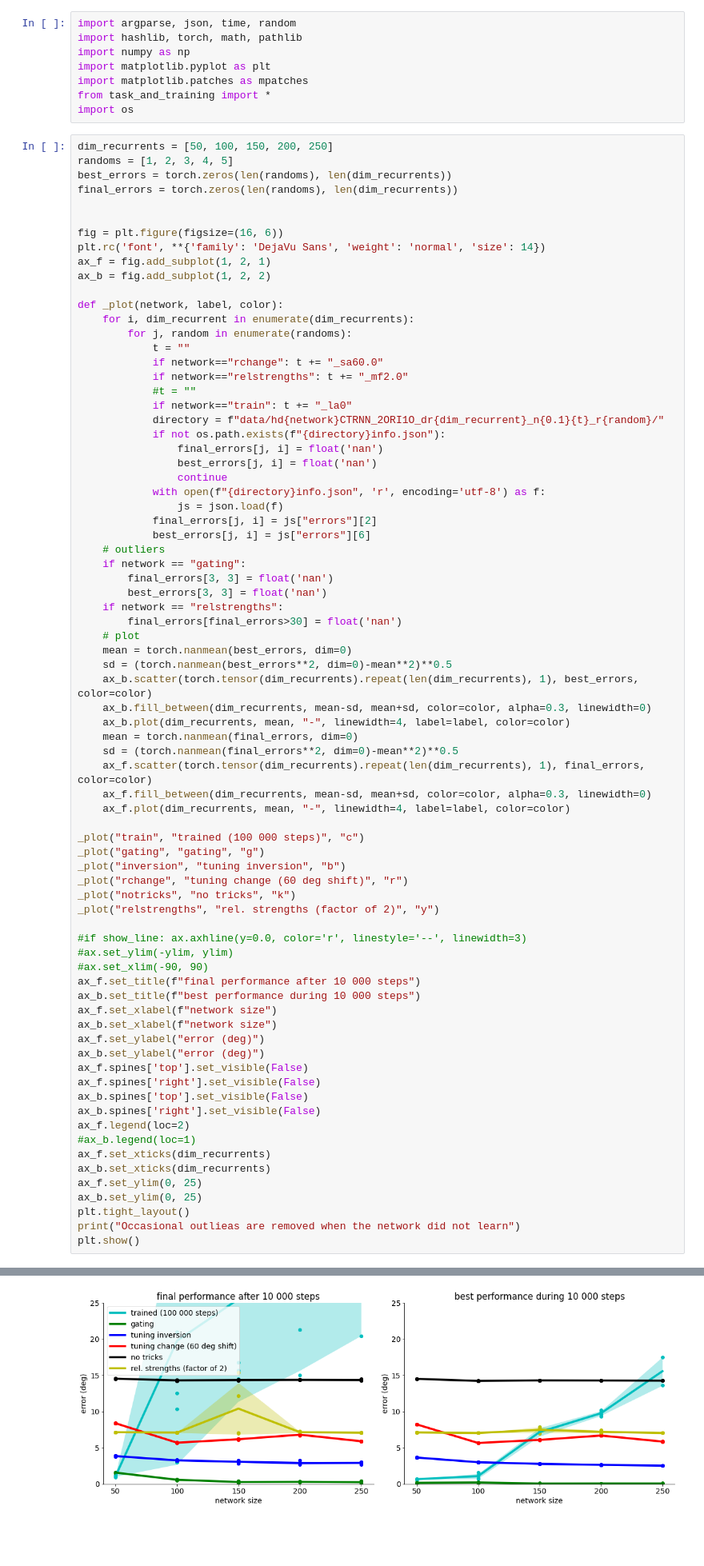
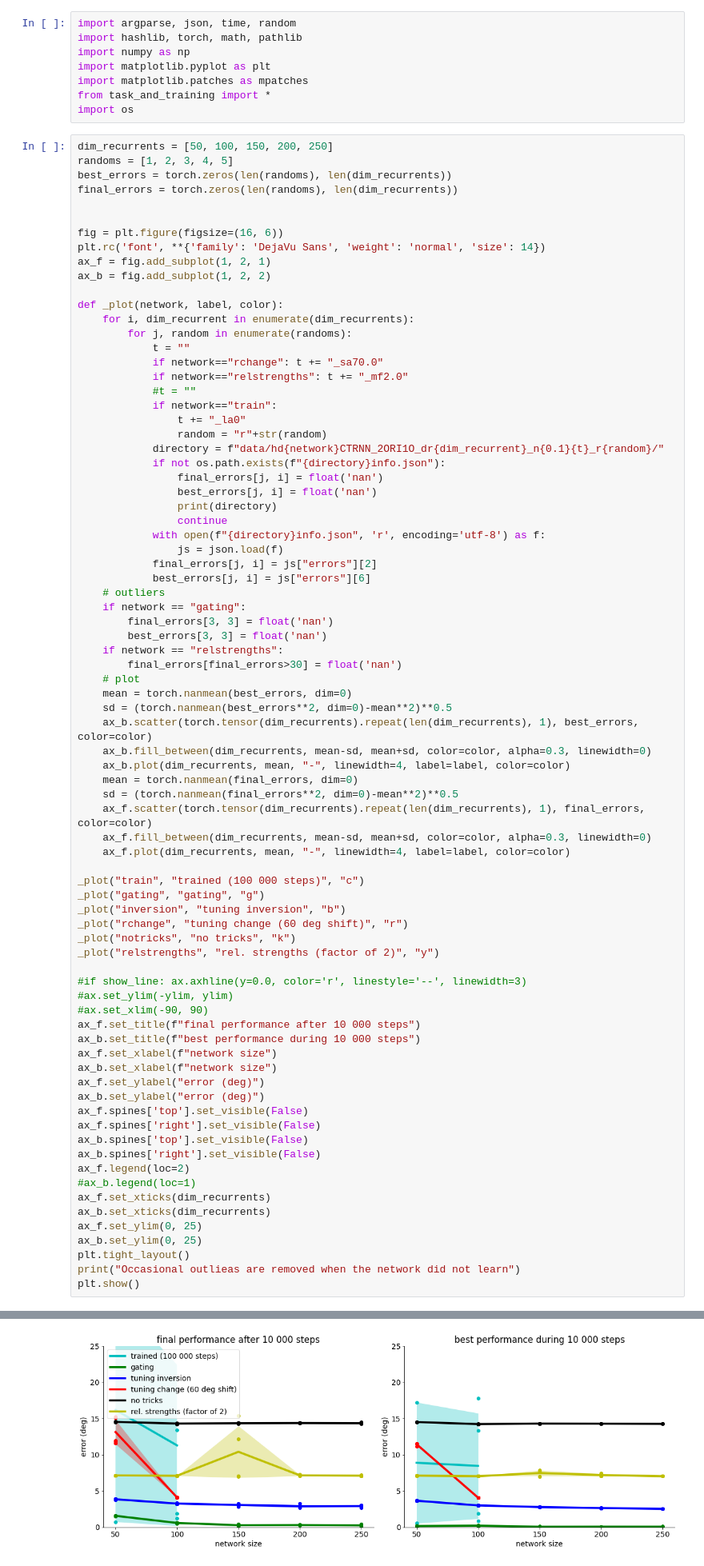
Before and after one commit to azaho/dynamictuning, a Jupyter notebook: analysis_and_figures_comparehd.ipynb, the cells around one changed output, grey strips where cells are left out. Shown at 80% size. Cells and saved outputs as stored; diff of their text form; blank space fills up the shorter version.

Commit message:
fix rchange solution

```diff
--- a/analysis_and_figures_comparehd.ipynb
+++ b/analysis_and_figures_comparehd.ipynb
@@ -22,14 +22,17 @@ def _plot(network, label, color):
     for i, dim_recurrent in enumerate(dim_recurrents):
         for j, random in enumerate(randoms):
             t = ""
-            if network=="rchange": t += "_sa60.0"
+            if network=="rchange": t += "_sa70.0"
             if network=="relstrengths": t += "_mf2.0"
             #t = ""
-            if network=="train": t += "_la0"
+            if network=="train":
+                t += "_la0"
+                random = "r"+str(random)
             directory = f"data/hd{network}CTRNN_2ORI1O_dr{dim_recurrent}_n{0.1}{t}_r{random}/"
             if not os.path.exists(f"{directory}info.json"):
                 final_errors[j, i] = float('nan')
                 best_errors[j, i] = float('nan')
+                print(directory)
                 continue
             with open(f"{directory}info.json", 'r', encoding='utf-8') as f:
                 js = json.load(f)
@@ -86,5 +105,5 @@ plt.show()
 Occasional outlieas are removed when the network did not learn
-[figure, old version]
+[figure, new version]
 # %%
 dim_recurrent = 100
 shift_amounts = [45, 50, 55, 60, 65, 70, 75]
```
Also changed, not shown: parts of 2 cells of this notebook, 1 other file.
